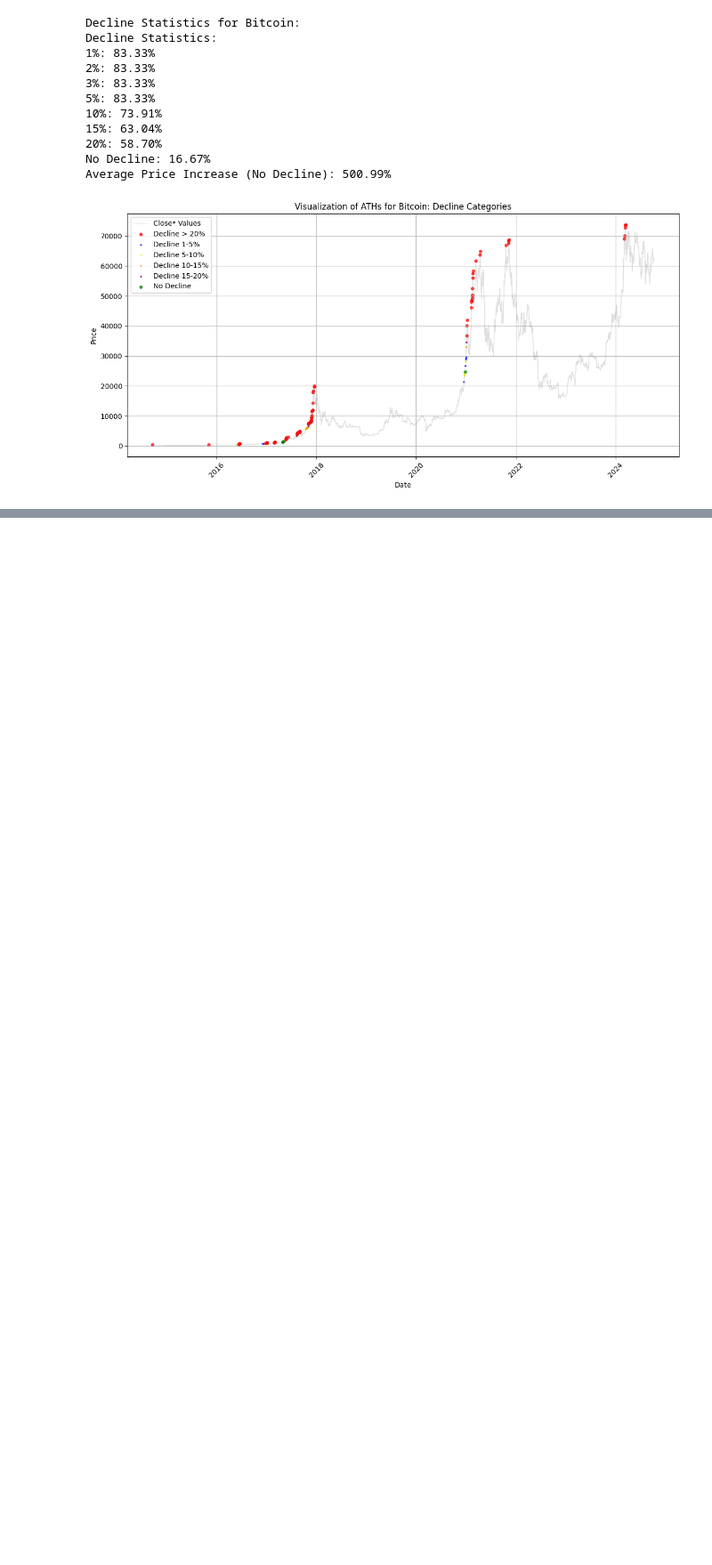
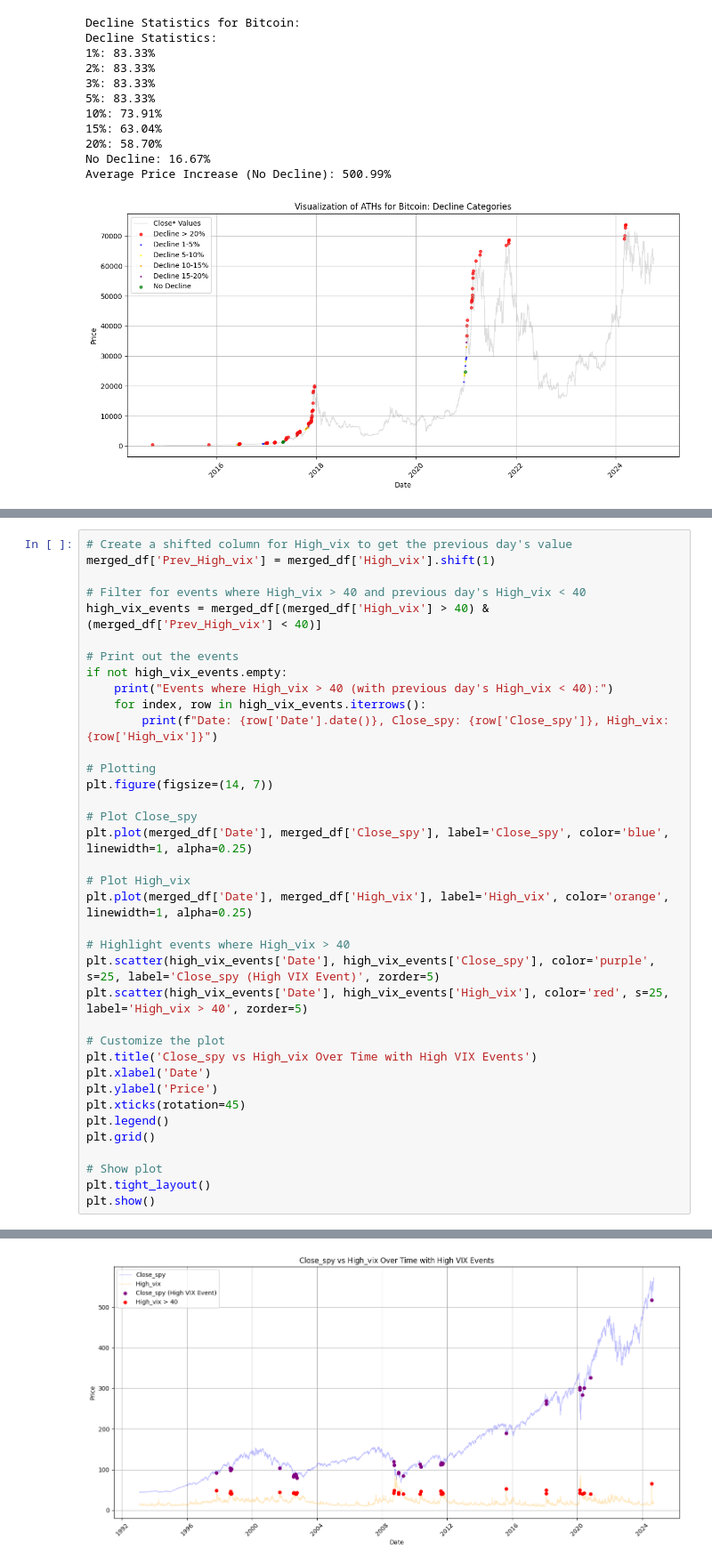
Before and after one commit to DarceCat/Adrian-Milroy, a Jupyter notebook: Financial_Asset_Analysis.ipynb, the cells around one changed output, grey strips where cells are left out. Shown at 89% size. Cells and saved outputs as stored; diff of their text form; blank space fills up the shorter version.

```diff
--- a/Financial_Asset_Analysis.ipynb
+++ b/Financial_Asset_Analysis.ipynb
@@ -1171,0 +1226,38 @@ Average Price Increase (No Decline): 500.99%
+# %%
+# Create a shifted column for High_vix to get the previous day's value
+merged_df['Prev_High_vix'] = merged_df['High_vix'].shift(1)
+
+# Filter for events where High_vix > 40 and previous day's High_vix < 40
+high_vix_events = merged_df[(merged_df['High_vix'] > 40) & (merged_df['Prev_High_vix'] < 40)]
+
+# Print out the events
+if not high_vix_events.empty:
+    print("Events where High_vix > 40 (with previous day's High_vix < 40):")
+    for index, row in high_vix_events.iterrows():
+        print(f"Date: {row['Date'].date()}, Close_spy: {row['Close_spy']}, High_vix: {row['High_vix']}")
+
+# Plotting
+plt.figure(figsize=(14, 7))
+
+# Plot Close_spy
+plt.plot(merged_df['Date'], merged_df['Close_spy'], label='Close_spy', color='blue', linewidth=1, alpha=0.25)
+
+# Plot High_vix
+plt.plot(merged_df['Date'], merged_df['High_vix'], label='High_vix', color='orange', linewidth=1, alpha=0.25)
+
+# Highlight events where High_vix > 40
+plt.scatter(high_vix_events['Date'], high_vix_events['Close_spy'], color='purple', s=25, label='Close_spy (High VIX Event)', zorder=5)
+plt.scatter(high_vix_events['Date'], high_vix_events['High_vix'], color='red', s=25, label='High_vix > 40', zorder=5)
+
+# Customize the plot
+plt.title('Close_spy vs High_vix Over Time with High VIX Events')
+plt.xlabel('Date')
+plt.ylabel('Price')
+plt.xticks(rotation=45)
+plt.legend()
+plt.grid()
+
+# Show plot
+plt.tight_layout()
+plt.show()
+# %% [output]
@@ -1171,0 +1281 @@ Average Price Increase (No Decline): 500.99%
+[figure, added]
```
Also changed, not shown: parts of 3 cells of this notebook.
